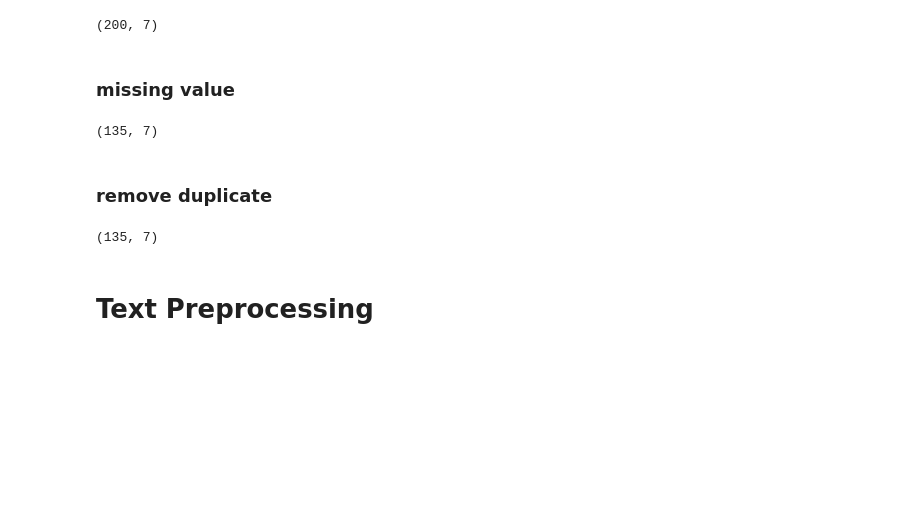
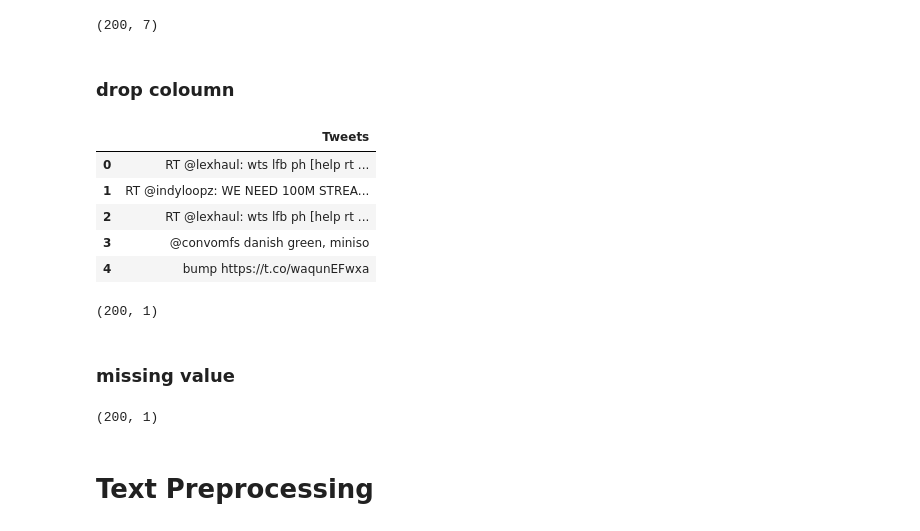
Before and after one commit to NovitaEnjeliaHutapea/05-Proyek-PDB, a Jupyter notebook: Twitter_Sentiment_analysis.ipynb, the cells around one changed output. Cells and saved outputs as stored; diff of their text form; code cells hidden in the pictures; blank space fills up the shorter version.

Commit message:
Update-label-and-dataset

```diff
--- a/Twitter_Sentiment_analysis.ipynb
+++ b/Twitter_Sentiment_analysis.ipynb
@@ -115,6 +115,25 @@ dataset.head()
 print(dataset.shape)
 # %% [output]
 (200, 7)
+# %% [markdown]
+### drop coloumn
+# %%
+to_drop = ['Unnamed: 0', 'User', 'User_statuses_count', 'user_followers', 'fav_count', 'User_location']
+# %%
+dataset.drop(to_drop, inplace=True, axis = 1)
+# %%
+dataset.head()
+# %% [output]
+|  | Tweets |
+| 0 | RT @lexhaul: wts lfb ph [help rt ... |
+| 1 | RT @indyloopz: WE NEED 100M STREA... |
+| 2 | RT @lexhaul: wts lfb ph [help rt ... |
+| 3 | @convomfs danish green, miniso |
+| 4 | bump https://t.co/waqunEFwxa |
+# %%
+print(dataset.shape)
+# %% [output]
+(200, 1)
 # %% [markdown]
 ### missing value
 # %%
@@ -122,14 +141,7 @@ print(dataset.shape)
 dataset1 = dataset.dropna()
 print(dataset1.shape)
 # %% [output]
-(135, 7)
+(200, 1)
-# %% [markdown]
-### remove duplicate
-# %%
-dataset2 = dataset1.drop_duplicates()
-print(dataset2.shape)
-# %% [output]
-(135, 7)
 # %% [markdown]
 # Text Preprocessing
 # %%
```
Also changed, not shown: parts of 26 cells of this notebook, 1 other file.
